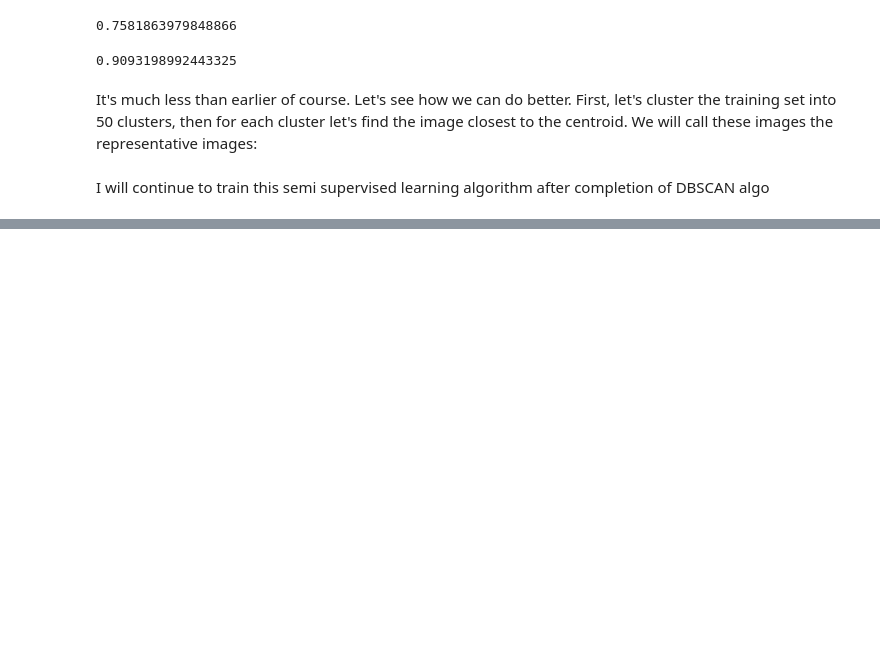
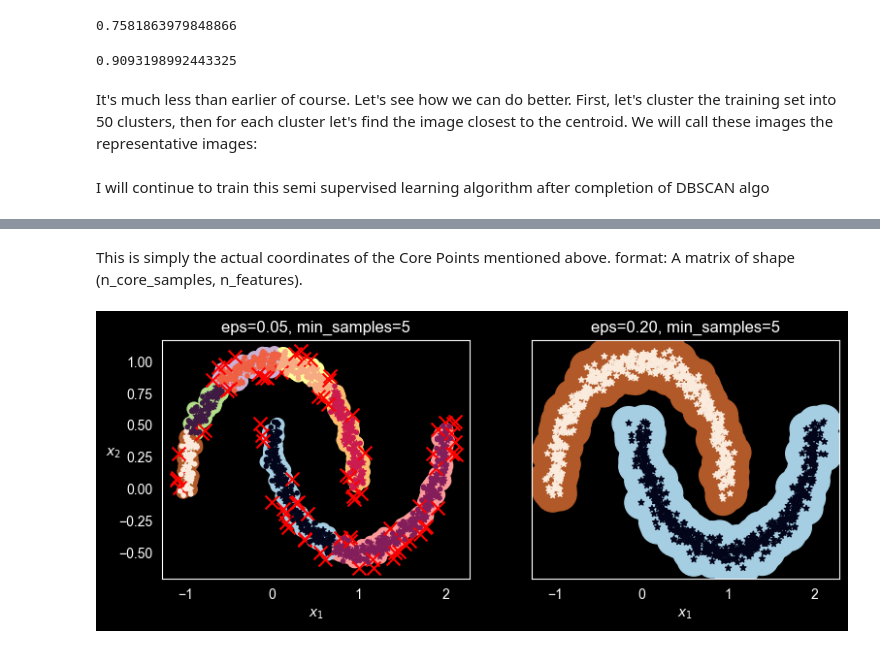
Before and after one commit to Harsh-Prajapati54/ML-Projects, a Jupyter notebook: Notebooks/Unsupervised_models.ipynb, the cells around one changed output, grey strips where cells are left out. Drawn from its saved outputs; the diff is of its cells as text; code cells hidden in the pictures; blank space fills up the shorter version.

```diff
--- a/Notebooks/Unsupervised_models.ipynb
+++ b/Notebooks/Unsupervised_models.ipynb
@@ -373,0 +403,7 @@ I will continue to train this semi supervised learning algorithm after completio
+# %%
+from sklearn.cluster import DBSCAN
+from sklearn.datasets import make_moons
+X,y = make_moons(n_samples=1000, random_state=42,noise=0.05)
+
+dbscan = DBSCAN(eps=0.05, min_samples=5)
+dbscan.fit(X)
@@ -373,0 +478,49 @@ I will continue to train this semi supervised learning algorithm after completio
+# %% [markdown]
+This is simply the actual coordinates of the Core Points mentioned above.
+format: A matrix of shape (n_core_samples, n_features).
+# %%
+def plot_dbscan(dbscan, X, size, show_xlabels=True, show_ylabels=True):
+    core_mask = np.zeros_like(dbscan.labels_, dtype=bool)
+    core_mask[dbscan.core_sample_indices_] = True
+    anomalies_mask = dbscan.labels_ == -1
+    non_core_mask = ~(core_mask | anomalies_mask)
+
+    cores = dbscan.components_
+    anomalies = X[anomalies_mask]
+    non_cores = X[non_core_mask]
+
+    plt.scatter(cores[:, 0], cores[:, 1],
+                c=dbscan.labels_[core_mask], marker='o', s=size, cmap="Paired")
+    plt.scatter(cores[:, 0], cores[:, 1], marker='*', s=20,
+                c=dbscan.labels_[core_mask])
+    plt.scatter(anomalies[:, 0], anomalies[:, 1],
+                c="r", marker="x", s=100)
+    plt.scatter(non_cores[:, 0], non_cores[:, 1],
+                c=dbscan.labels_[non_core_mask], marker=".")
+    if show_xlabels:
+        plt.xlabel("$x_1$")
+    else:
+        plt.tick_params(labelbottom=False)
+    if show_ylabels:
+        plt.ylabel("$x_2$", rotation=0)
+    else:
+        plt.tick_params(labelleft=False)
+    plt.title(f"eps={dbscan.eps:.2f}, min_samples={dbscan.min_samples}")
+    plt.grid()
+    plt.gca().set_axisbelow(True)
+
+dbscan2 = DBSCAN(eps=0.2)
+dbscan2.fit(X)
+
+plt.figure(figsize=(9, 3.2))
+
+plt.subplot(121)
+plot_dbscan(dbscan, X, size=100)
+
+plt.subplot(122)
+plot_dbscan(dbscan2, X, size=600, show_ylabels=False)
+
+
+plt.show()
+# %% [output]
+[figure, added]
```
Also changed, not shown: parts of 13 cells of this notebook.
